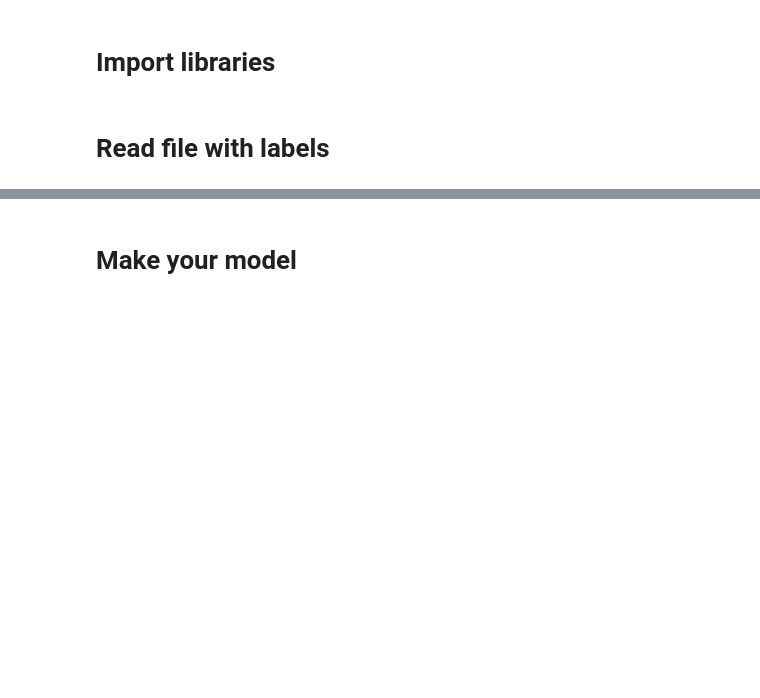
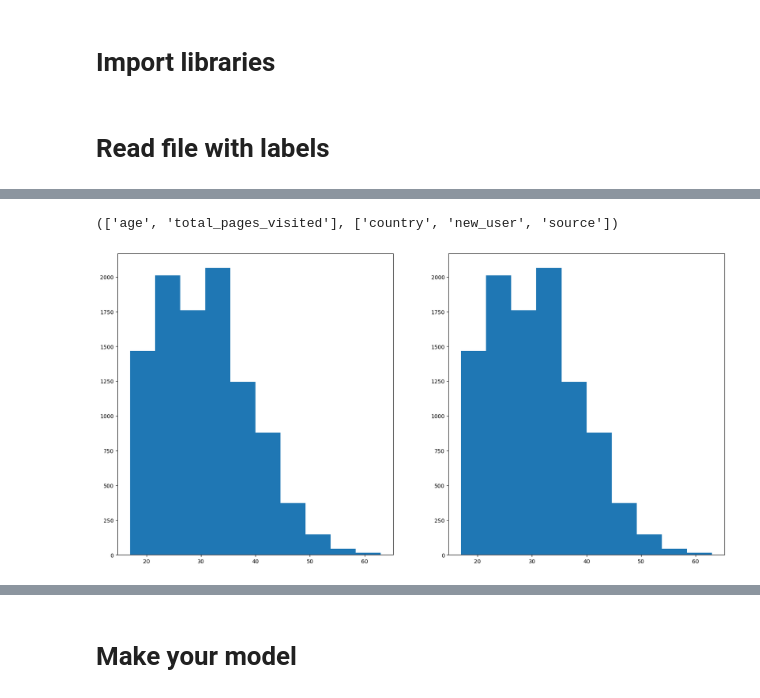
Before and after one commit to kumquat42/202311_jedha_Bloc3_ML_challenge, a Jupyter notebook: 202311_jedha_bloc3_ML_challenge.ipynb, the cells around one changed output, grey strips where cells are left out. Saved outputs shown, nothing was run; the diff lists cells and outputs as text; code cells hidden in the pictures; blank space fills up the shorter version.

Commit message:
graphs ! merci Nizar

```diff
--- a/202311_jedha_bloc3_ML_challenge.ipynb
+++ b/202311_jedha_bloc3_ML_challenge.ipynb
@@ -47,0 +36,12 @@ data.head()
+# %%
+# no need to run for EDA
+data = pd.read_csv('conversion_data_train.csv')
+print('Set with labels (our train+test) :', data.shape)
+
+
+# Preprocessng des new_user as category
+data.new_user = data.new_user.astype('category')
+data.info()
+
+# super clean : 4 categories for country + 3 categories for source
+# Target = converted 0/1 -classification
@@ -47,0 +94,12 @@ data.head()
+# %%
+# No need anymore ...
+
+data.info() # No Null values
+data.new_user.astype('category')
+data.info()
+
+for col in data.columns:
+    print(col, data[col].value_counts(dropna=False))
+
+# super clean : 4 categories for country + 3 categories for source
+# Target = converted 0/1 -classification
@@ -48,3 +108,5 @@ data.head()
 # %%
 # The dataset is quite big : you must create a sample of the dataset before making any visualizations !
 data_sample = data.sample(10000)
+data_sample.new_user = data_sample.new_user.astype('category')
+data_sample.dtypes
@@ -50,0 +132,21 @@ data_sample = data.sample(10000)
+# %%
+# recovery of num features and cat features
+num_features = []
+cat_features = []
+
+for col in data_sample:
+    if data_sample[col].dtypes == 'int64' or data_sample[col].dtypes == 'float64':
+        num_features.append(col)
+    else:
+        cat_features.append(col)
+
+num_features = num_features[:-1]
+num_features, cat_features
+# %% [output]
+(['age', 'total_pages_visited'], ['country', 'new_user', 'source'])
+# %%
+fig, ax = plt.subplots(1,2, figsize=(20, 10))
+for axi in ax.flatten():  # enumerate - 0 pour histogramme et 1 box
+    axi.hist(data_sample[col])
+# %% [output]
+[figure, added]
```
Also changed, not shown: parts of 27 cells of this notebook, 2 other files.
